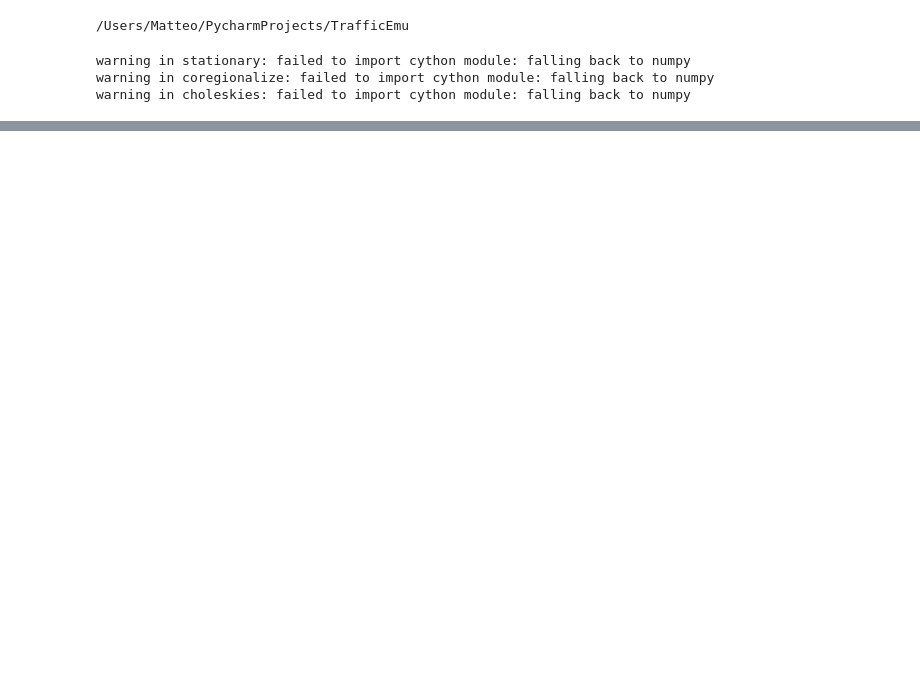
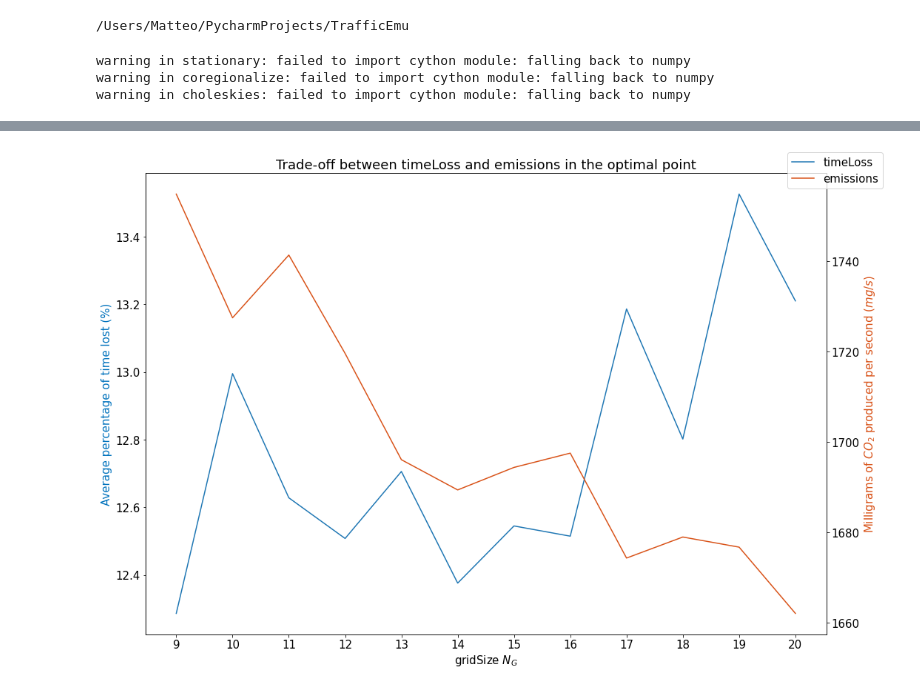
Before and after one commit to MatteoBettini/TrafficEmu, a Jupyter notebook: bayesian_optimization/emissions_timeLoss_tradeoff.ipynb, the cells around one changed output, grey strips where cells are left out. Drawn from its saved outputs; the diff is of its cells as text; code cells hidden in the pictures; blank space fills up the shorter version.

```diff
--- a/bayesian_optimization/emissions_timeLoss_tradeoff.ipynb
+++ b/bayesian_optimization/emissions_timeLoss_tradeoff.ipynb
@@ -63,7 +63,7 @@ def user_function(X):
         )
 
         result.append(s['timeLoss']/s['duration'])
-        result.append(CO2 = s['CO2']/s['num_emissions_samples'])
+        result.append(s['CO2']/s['num_emissions_samples'])
 
         i += 1
 
@@ -81,6 +81,6 @@ for gridSize in range(9, 21):
     y_time, y_emissions = user_function(X)
 
     timeLosses.append(y_time * 100)
-    emissions.append(y_emissions / 100)
+    emissions.append(y_emissions)
 # %% [output]
  Retrying in 1 seconds
@@ -88,8 +98,20 @@ TypeError: append() takes no keyword arguments
 # %%
 fig, ax = plt.subplots()
 
+blue = [0, 0.4470, 0.7410]
+orange = [0.8500, 0.3250, 0.0980]
+
 ax.plot(np.arange(9,21,1), timeLosses)
-ax.plot(np.arange(9,21,1), emissions)
-ax.legend(['timeLoss','emission'])
+ax.set_ylabel('Average percentage of time lost (%)', color=blue)
+
+ax2 = ax.twinx()
+ax2.plot(np.arange(9,21,1), emissions, color=orange)
+ax2.set_ylabel('Milligrams of $CO_2$ produced per second ($mg/s$)', color=orange)
+
 ax.set_xlabel('gridSize $N_G$')
 ax.set_title('Trade-off between timeLoss and emissions in the optimal point')
+fig.legend(['timeLoss','emissions'])
+plt.xticks(np.arange(9,21,1))
+fig.tight_layout()
+# %% [output]
+[figure, added]
```
Also changed, not shown: parts of 1 cell of this notebook.
